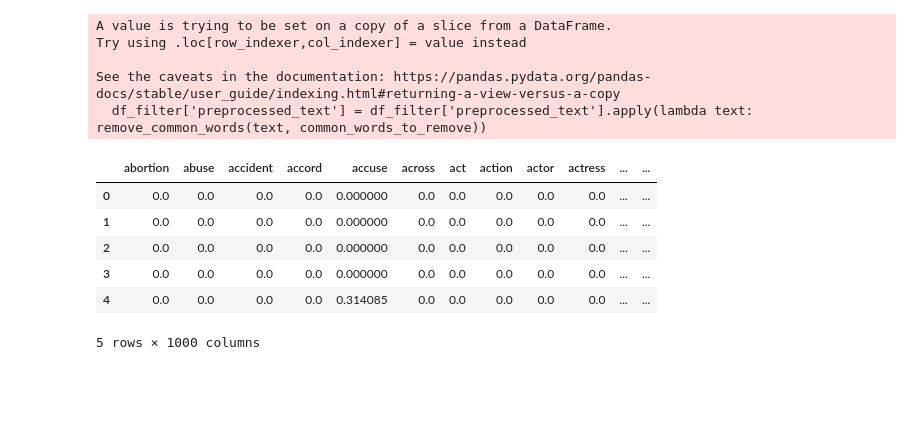
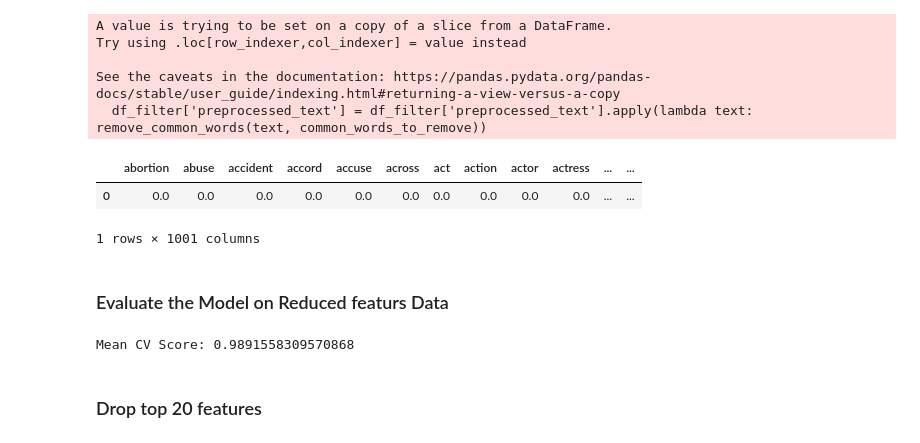
Before and after one commit to akiwarheit/siads-696-nyt, a Jupyter notebook: notebooks/2_8 Feature Importance Analysis.ipynb, the cells around one changed output. Saved outputs shown, nothing was run; the diff lists cells and outputs as text; code cells hidden in the pictures; blank space fills up the shorter version.

```diff
--- a/notebooks/2_8 Feature Importance Analysis.ipynb
+++ b/notebooks/2_8 Feature Importance Analysis.ipynb
@@ -110,13 +111,21 @@ tfidf_vect = TfidfVectorizer(max_df=0.95, min_df=2, max_features=1000)
 tfidf_matrix = tfidf_vect.fit_transform(df_filter['preprocessed_text'])
 # %%
 tfidf_df = pd.DataFrame(tfidf_matrix.toarray(), columns=tfidf_vect.get_feature_names_out())
-# %%
-tfidf_df.head()
-# %% [output]
-|  | abortion | abuse | accident | accord | accuse | across | act | action | actor | actress | ... | ... |
-| 0 | 0.0 | 0.0 | 0.0 | 0.0 | 0.000000 | 0.0 | 0.0 | 0.0 | 0.0 | 0.0 | ... | ... |
-| 1 | 0.0 | 0.0 | 0.0 | 0.0 | 0.000000 | 0.0 | 0.0 | 0.0 | 0.0 | 0.0 | ... | ... |
-| 2 | 0.0 | 0.0 | 0.0 | 0.0 | 0.000000 | 0.0 | 0.0 | 0.0 | 0.0 | 0.0 | ... | ... |
-| 3 | 0.0 | 0.0 | 0.0 | 0.0 | 0.000000 | 0.0 | 0.0 | 0.0 | 0.0 | 0.0 | ... | ... |
-| 4 | 0.0 | 0.0 | 0.0 | 0.0 | 0.314085 | 0.0 | 0.0 | 0.0 | 0.0 | 0.0 | ... | ... |
-5 rows × 1000 columns
+# %%
+# Load the dominant_topic array
+with open('out/dominant_topic_labels.pkl', 'rb') as f:
+    dominant_topic = pickle.load(f)
+# %%
+## add topic label
+# add topic label column
+tfidf_df['topic_label'] = dominant_topic
+
+topic_names = {0: 'Lifestyle', 1: 'Events', 2: 'Politics'}
+
+tfidf_df['topic_label'] = tfidf_df['topic_label'].map(topic_names)
+# %%
+tfidf_df.head(1)
+# %% [output]
+|  | abortion | abuse | accident | accord | accuse | across | act | action | actor | actress | ... | ... |
+| 0 | 0.0 | 0.0 | 0.0 | 0.0 | 0.0 | 0.0 | 0.0 | 0.0 | 0.0 | 0.0 | ... | ... |
+1 rows × 1001 columns
@@ -122,0 +139,10 @@ tfidf_df.head()
+# %% [markdown]
+### Evaluate the Model on Reduced featurs Data
+# %%
+
+mean_cv_score = cross_val_score(model2, features, label, cv = 5, scoring = 'roc_auc_ovr').mean()
+print('Mean CV Score:', mean_cv_score)
+# %% [output]
+Mean CV Score: 0.9891558309570868
+# %% [markdown]
+### Drop top 20 features
```
Also changed, not shown: parts of 13 cells of this notebook, 2 other files.
